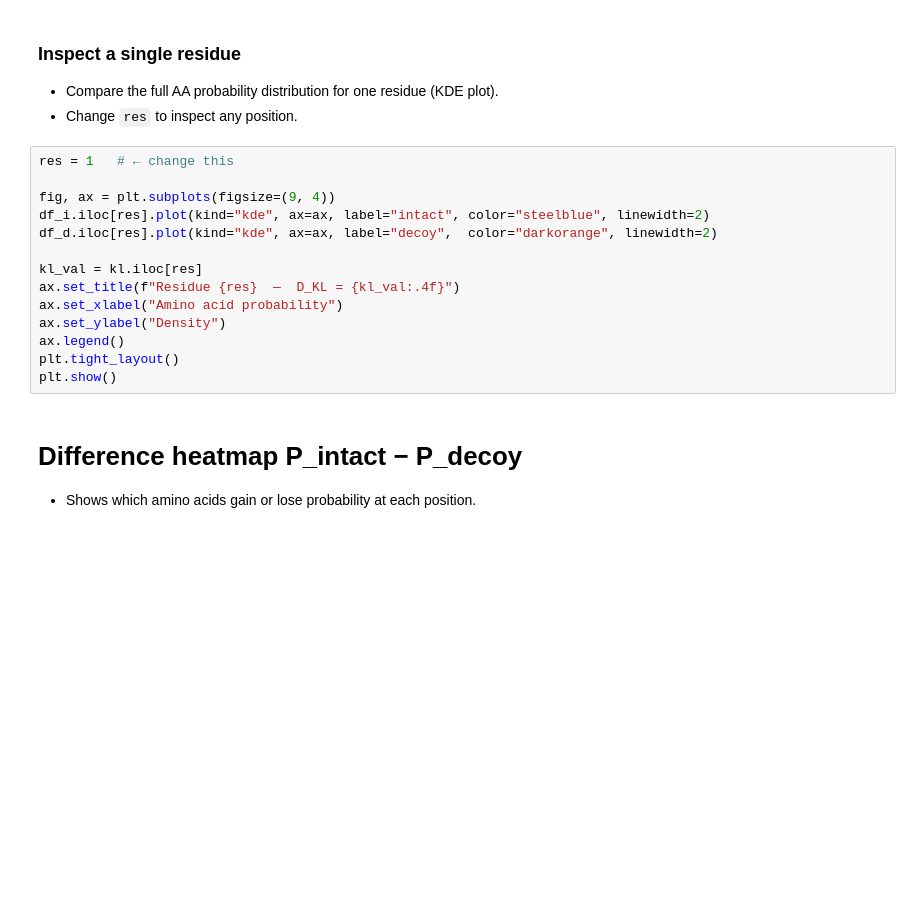
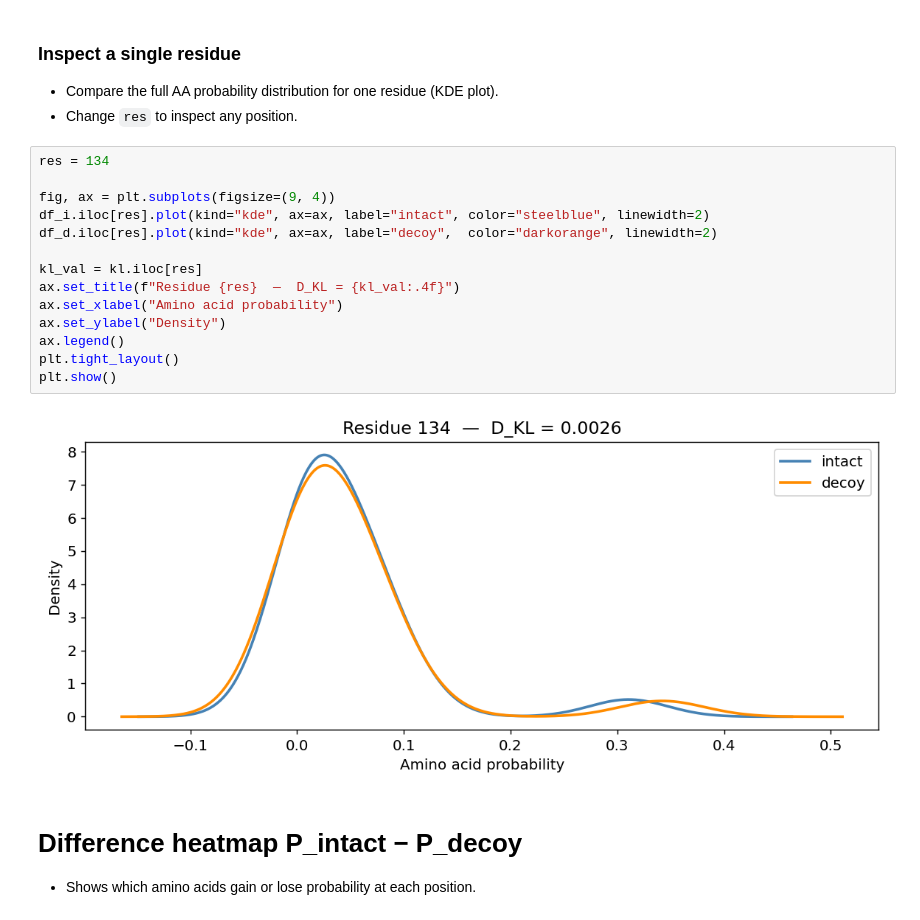
Before and after one commit to tedeschg/ProteinPerturbation, a Jupyter notebook: analysis.ipynb, the cells around one changed output. Saved outputs shown, nothing was run; the diff lists cells and outputs as text; blank space fills up the shorter version.

```diff
--- a/analysis.ipynb
+++ b/analysis.ipynb
@@ -236,19 +286,21 @@ print(f"Saved → {OUT_PNG}")
 - Compare the full AA probability distribution for one residue (KDE plot).
 - Change `res` to inspect any position.
 # %%
-res = 1   # ← change this
+res = 134
 
 fig, ax = plt.subplots(figsize=(9, 4))
 df_i.iloc[res].plot(kind="kde", ax=ax, label="intact", color="steelblue", linewidth=2)
 df_d.iloc[res].plot(kind="kde", ax=ax, label="decoy",  color="darkorange", linewidth=2)
 
 kl_val = kl.iloc[res]
 ax.set_title(f"Residue {res}  —  D_KL = {kl_val:.4f}")
 ax.set_xlabel("Amino acid probability")
 ax.set_ylabel("Density")
 ax.legend()
 plt.tight_layout()
 plt.show()
+# %% [output]
+[figure, added]
 # %% [markdown]
 # Difference heatmap  P_intact − P_decoy
 
```
Also changed, not shown: parts of 11 cells of this notebook, 7 other files.
